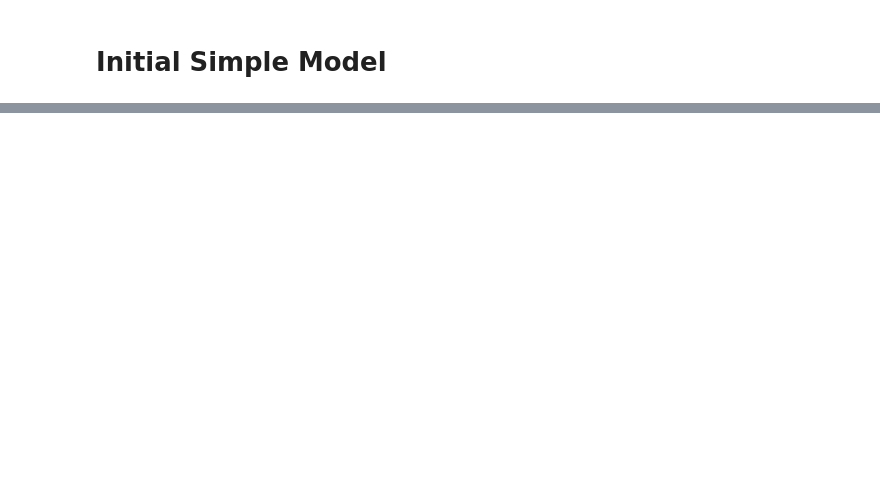
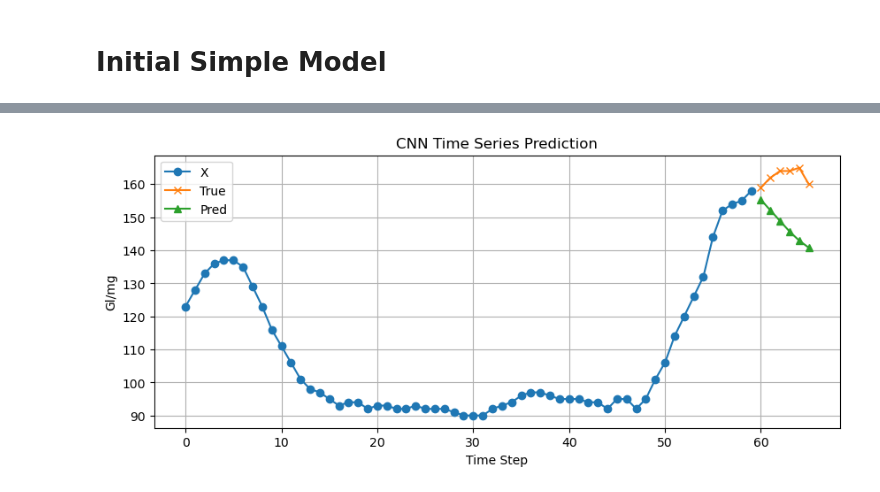
Before and after one commit to AsaAdomatis/DS780-Project, a Jupyter notebook: starter_code_cnn.ipynb, the cells around one changed output, grey strips where cells are left out. Saved outputs shown, nothing was run; the diff lists cells and outputs as text; code cells hidden in the pictures; blank space fills up the shorter version.

```diff
--- a/starter_code_cnn.ipynb
+++ b/starter_code_cnn.ipynb
@@ -184,0 +523,4 @@ X_test[0].shape, y_test[0].shape, prediction[0].shape
+# %%
+visualize_predictions(X_test_time, y_test, y_pred, index=15)
+# %% [output]
+[figure, added]
```
Also changed, not shown: parts of 54 cells of this notebook.
